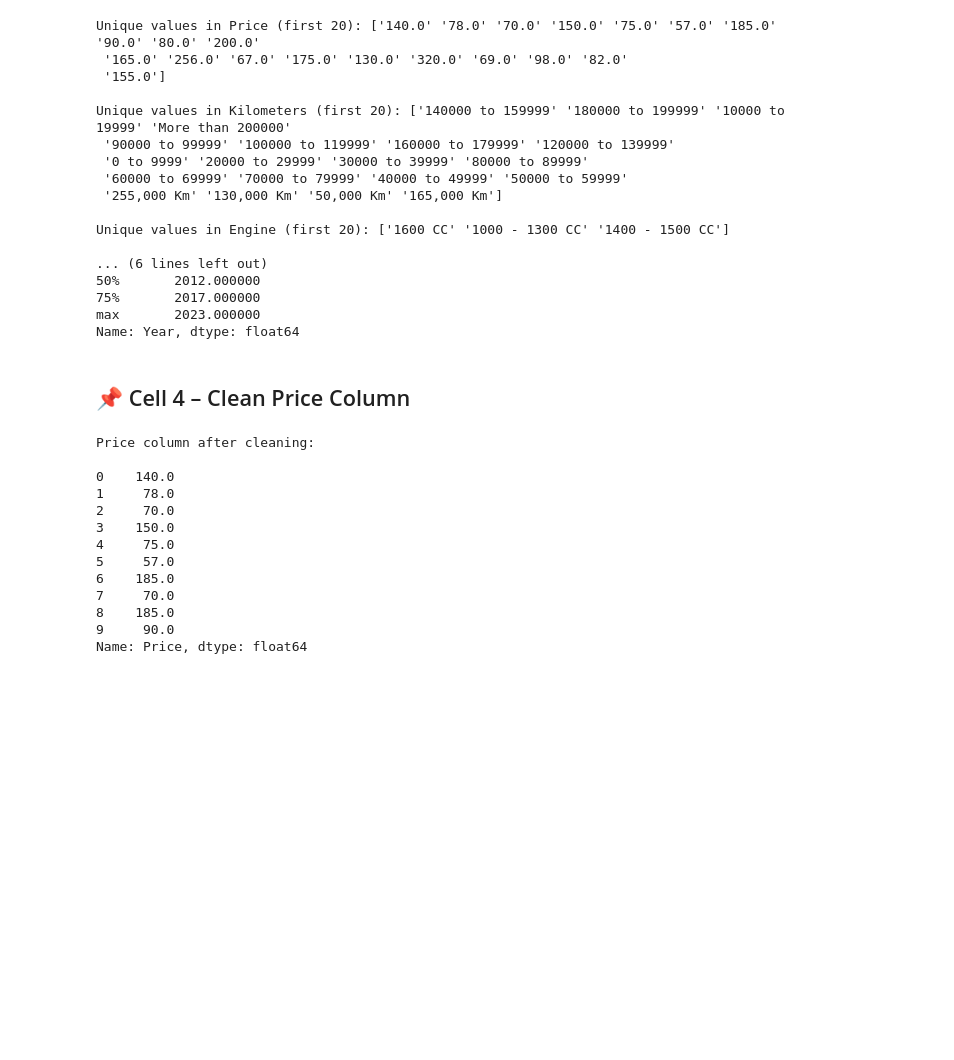
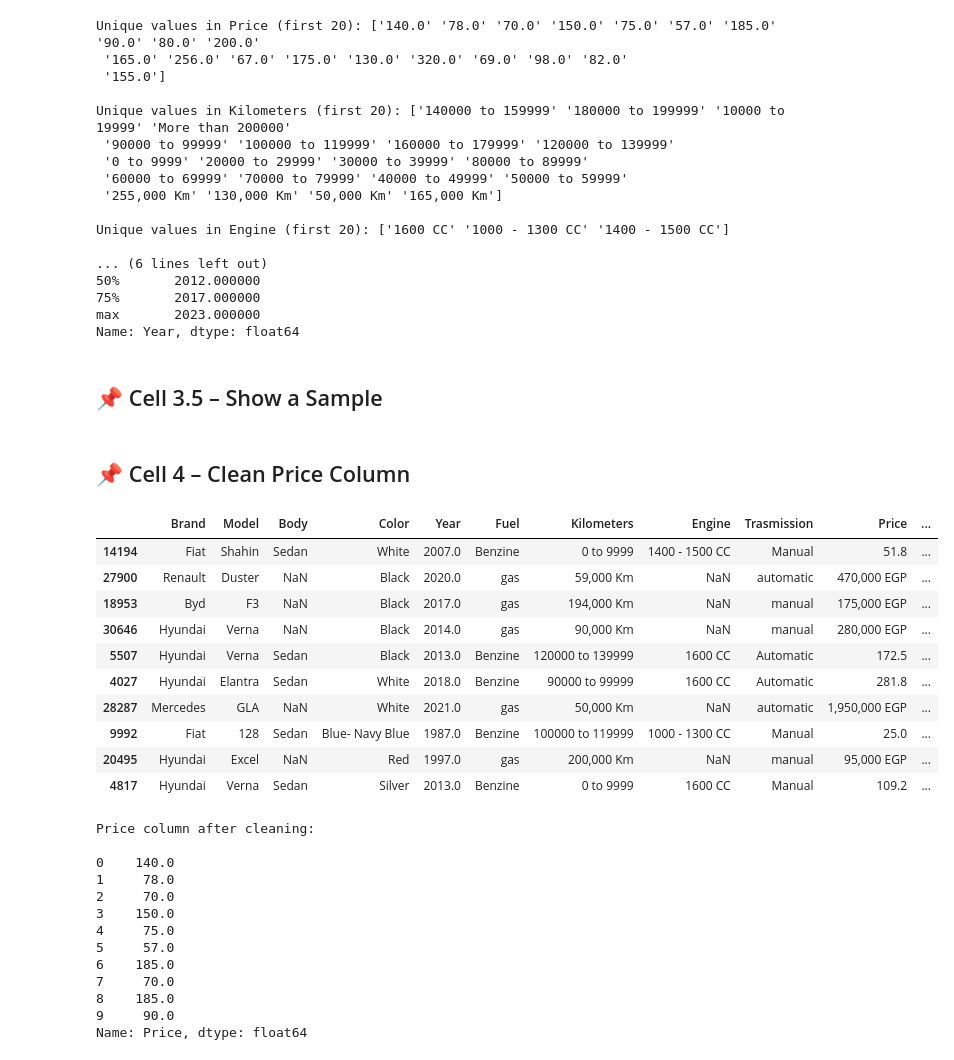
Before and after one commit to omarkhaled1000/Used_Egyptian_Cars_Price_Predictor_ML_Project, a Jupyter notebook: Cars_AMIT_Project.ipynb, the cells around one changed output. Saved outputs shown, nothing was run; the diff lists cells and outputs as text; code cells hidden in the pictures; blank space fills up the shorter version.

```diff
--- a/Cars_AMIT_Project.ipynb
+++ b/Cars_AMIT_Project.ipynb
@@ -106,8 +133,24 @@ Unique values in Engine (first 20): ['1600 CC' '1000 - 1300 CC' '1400 - 1500 CC'
 75%       2017.000000
 max       2023.000000
 Name: Year, dtype: float64
+# %% [markdown]
+## 📌 Cell 3.5 – Show a Sample
 # %% [markdown]
 ## 📌 Cell 4 – Clean Price Column
+# %%
+df.sample(10)
+# %% [output]
+|  | Brand | Model | Body | Color | Year | Fuel | Kilometers | Engine | Trasmission | Price | ... |
+| 14194 | Fiat | Shahin | Sedan | White | 2007.0 | Benzine | 0 to 9999 | 1400 - 1500 CC | Manual | 51.8 | ... |
+| 27900 | Renault | Duster | NaN | Black | 2020.0 | gas | 59,000 Km | NaN | automatic | 470,000 EGP | ... |
+| 18953 | Byd | F3 | NaN | Black | 2017.0 | gas | 194,000 Km | NaN | manual | 175,000 EGP | ... |
+| 30646 | Hyundai | Verna | NaN | Black | 2014.0 | gas | 90,000 Km | NaN | manual | 280,000 EGP | ... |
+| 5507 | Hyundai | Verna | Sedan | Black | 2013.0 | Benzine | 120000 to 139999 | 1600 CC | Automatic | 172.5 | ... |
+| 4027 | Hyundai | Elantra | Sedan | White | 2018.0 | Benzine | 90000 to 99999 | 1600 CC | Automatic | 281.8 | ... |
+| 28287 | Mercedes | GLA | NaN | White | 2021.0 | gas | 50,000 Km | NaN | automatic | 1,950,000 EGP | ... |
+| 9992 | Fiat | 128 | Sedan | Blue- Navy Blue | 1987.0 | Benzine | 100000 to 119999 | 1000 - 1300 CC | Manual | 25.0 | ... |
+| 20495 | Hyundai | Excel | NaN | Red | 1997.0 | gas | 200,000 Km | NaN | manual | 95,000 EGP | ... |
+| 4817 | Hyundai | Verna | Sedan | Silver | 2013.0 | Benzine | 0 to 9999 | 1600 CC | Manual | 109.2 | ... |
 # %%
 # Cell 4: Clean Price column
 # Remove non-numeric characters if any (keep digits and dot)
```
Also changed, not shown: parts of 20 cells of this notebook.
